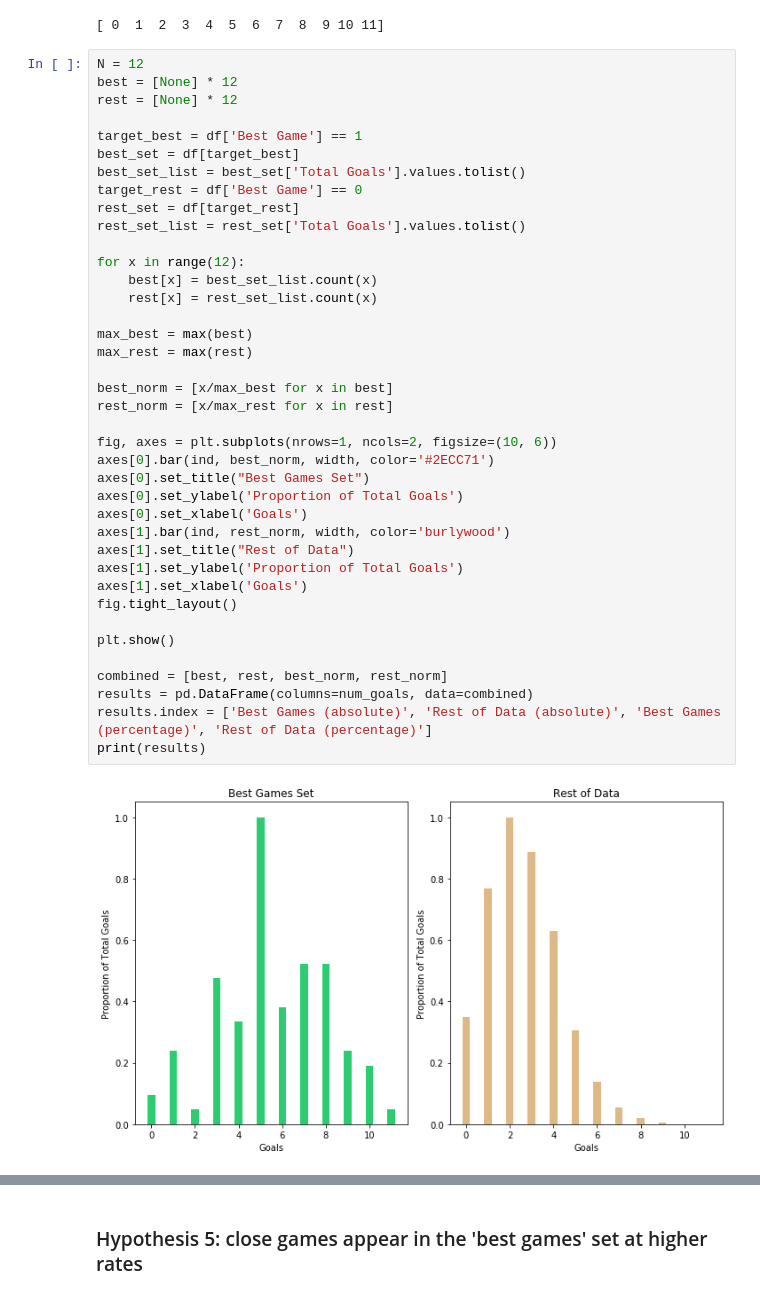
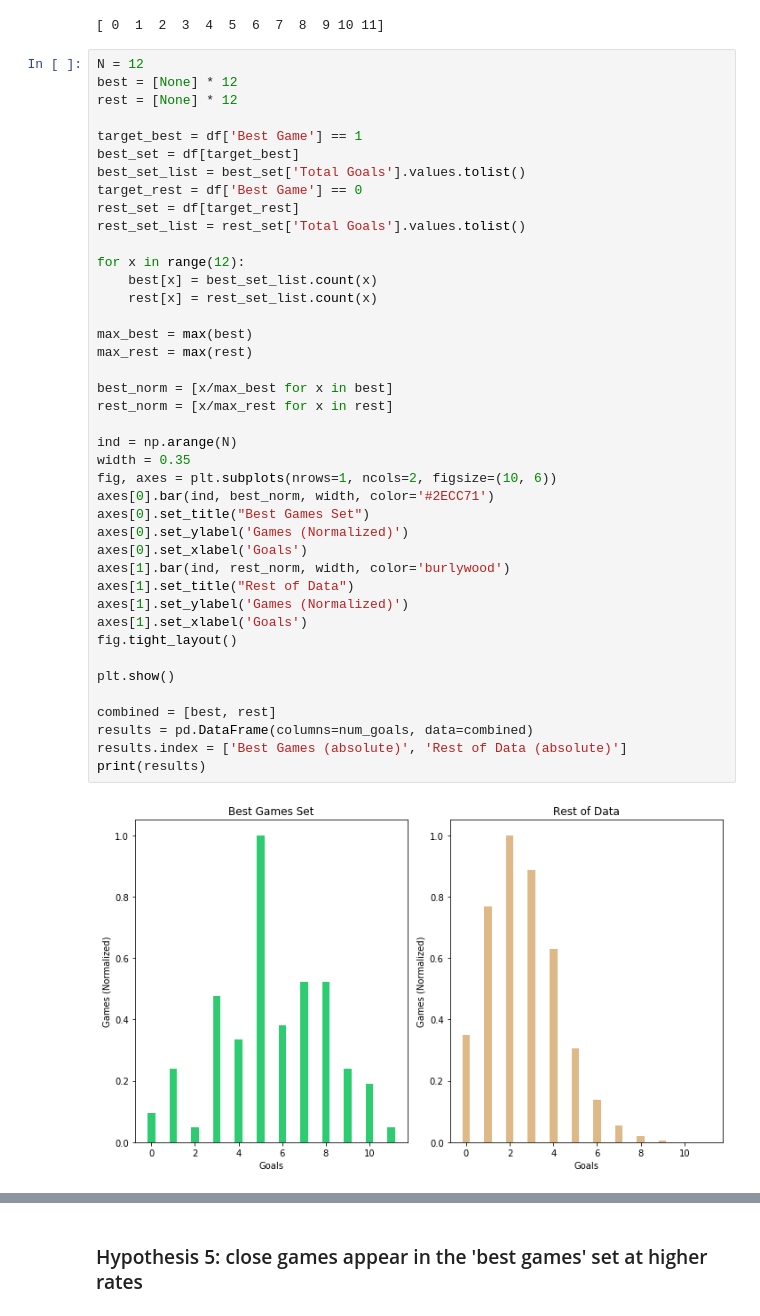
Before and after one commit to ryanwonghc/Premier-League-Game-Classifier, a Jupyter notebook: Data Cleaning and Exploration.ipynb, the cells around one changed output, grey strips where cells are left out. Drawn from its saved outputs; the diff is of its cells as text.

Commit message:
data exploration done

```diff
--- a/Data Cleaning and Exploration.ipynb
+++ b/Data Cleaning and Exploration.ipynb
@@ -448,35 +448,37 @@ target_best = df['Best Game'] == 1
 best_set = df[target_best]
 best_set_list = best_set['Total Goals'].values.tolist()
 target_rest = df['Best Game'] == 0
 rest_set = df[target_rest]
 rest_set_list = rest_set['Total Goals'].values.tolist()
 
 for x in range(12):
     best[x] = best_set_list.count(x)
     rest[x] = rest_set_list.count(x)
 
 max_best = max(best)
 max_rest = max(rest)
 
 best_norm = [x/max_best for x in best]
 rest_norm = [x/max_rest for x in rest]
 
+ind = np.arange(N)
+width = 0.35
 fig, axes = plt.subplots(nrows=1, ncols=2, figsize=(10, 6))
 axes[0].bar(ind, best_norm, width, color='#2ECC71')
 axes[0].set_title("Best Games Set")
-axes[0].set_ylabel('Proportion of Total Goals')
+axes[0].set_ylabel('Games (Normalized)')
 axes[0].set_xlabel('Goals')
 axes[1].bar(ind, rest_norm, width, color='burlywood')
 axes[1].set_title("Rest of Data")
-axes[1].set_ylabel('Proportion of Total Goals')
+axes[1].set_ylabel('Games (Normalized)')
 axes[1].set_xlabel('Goals')
 fig.tight_layout()
 
 plt.show()
 
-combined = [best, rest, best_norm, rest_norm]
+combined = [best, rest]
 results = pd.DataFrame(columns=num_goals, data=combined)
-results.index = ['Best Games (absolute)', 'Rest of Data (absolute)', 'Best Games (percentage)', 'Rest of Data (percentage)']
+results.index = ['Best Games (absolute)', 'Rest of Data (absolute)']
 print(results)
 # %% [output]
-[figure, old version]
+[figure, new version]
```
Also changed, not shown: parts of 16 cells of this notebook, 10 other files.
